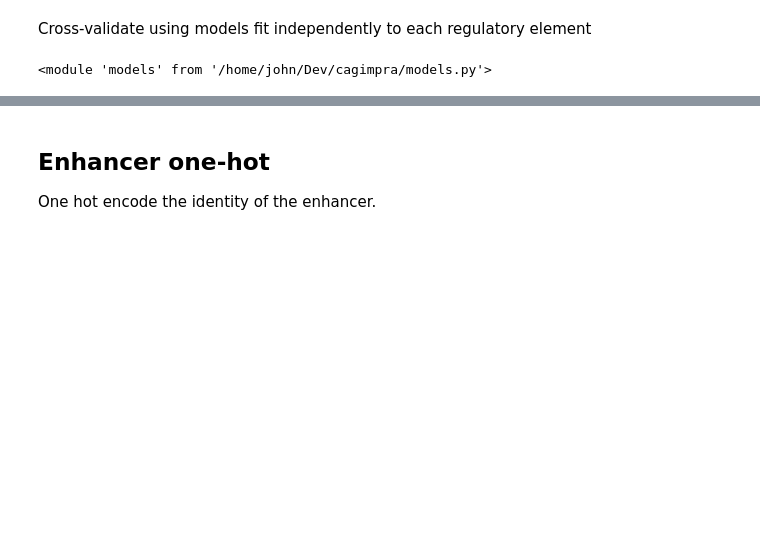
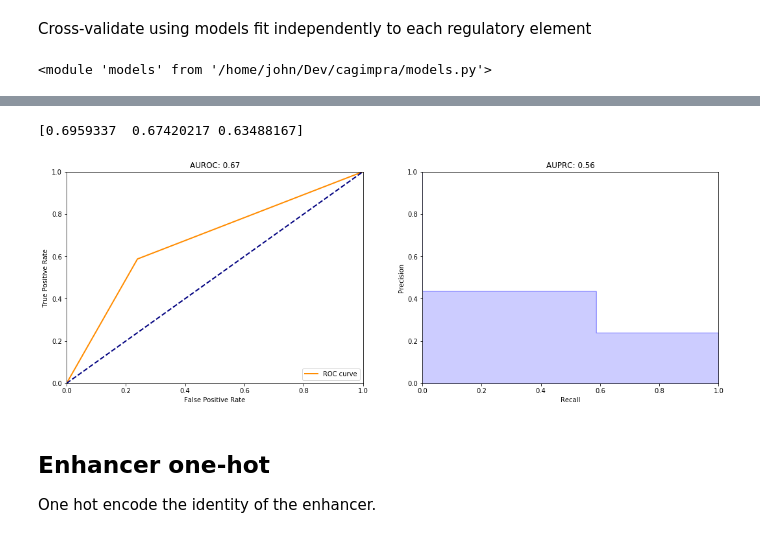
Before and after one commit to alex-hh/cagi5_mpra_prediction, a Jupyter notebook: Cagi5CV.ipynb, the cells around one changed output, grey strips where cells are left out. Cells and saved outputs as stored; diff of their text form; code cells hidden in the pictures; blank space fills up the shorter version.

```diff
--- a/Cagi5CV.ipynb
+++ b/Cagi5CV.ipynb
@@ -224,7 +216,9 @@ cvdf_chunk.sample(6)
 # %%
 print(roc_auc_score(ybin, binarizer.transform(cvdf_chunk['PredClass']), average=None))
-make_roc_plot(cvdf_chunk)
-plt.show()
+_ = make_plots(cvdf_chunk, 'PredClass')
+# %% [output]
+[0.6959337  0.67420217 0.63488167]
+[figure, added]
 # %% [markdown]
 ## Enhancer one-hot
 
```
Also changed, not shown: parts of 18 cells of this notebook, 5 other files.
